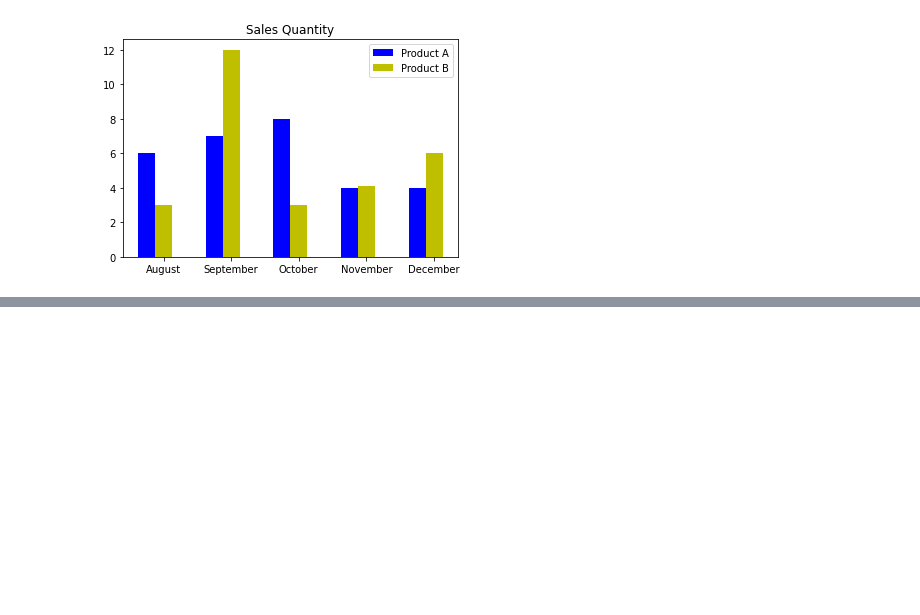
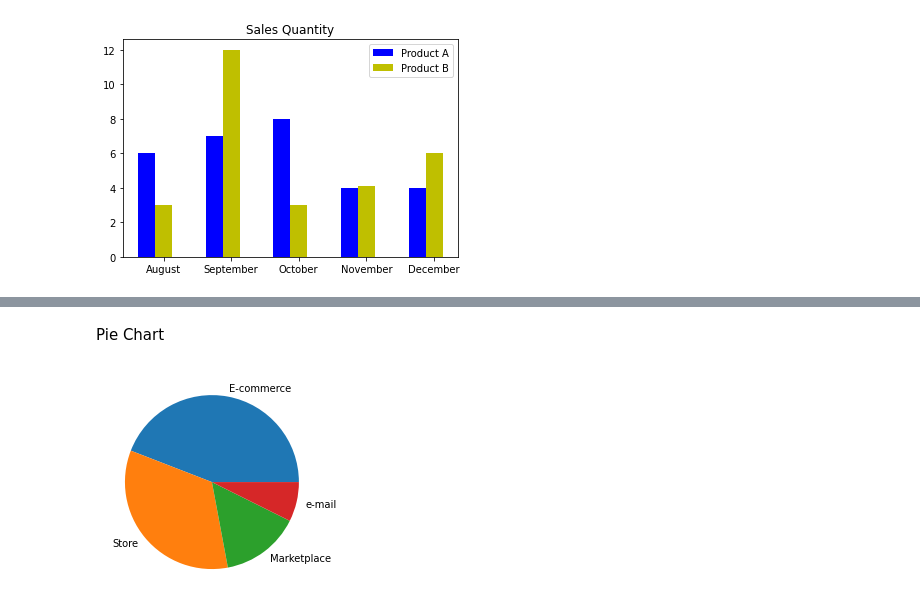
Before and after one commit to jpaulorc/DSZ, a Jupyter notebook: Data_Visualization.ipynb, the cells around one changed output, grey strips where cells are left out. Drawn from its saved outputs; the diff is of its cells as text; code cells hidden in the pictures; blank space fills up the shorter version.

```diff
--- a/Data_Visualization.ipynb
+++ b/Data_Visualization.ipynb
@@ -80,0 +92,10 @@ plt.show()
+# %% [markdown]
+Pie Chart
+# %%
+values = [3000, 2300, 1000, 500]
+labels = ['E-commerce', 'Store', 'Marketplace', 'e-mail']
+
+plt.pie(values, labels=labels)
+plt.show()
+# %% [output]
+[figure, added]
```
Also changed, not shown: parts of 3 cells of this notebook.
